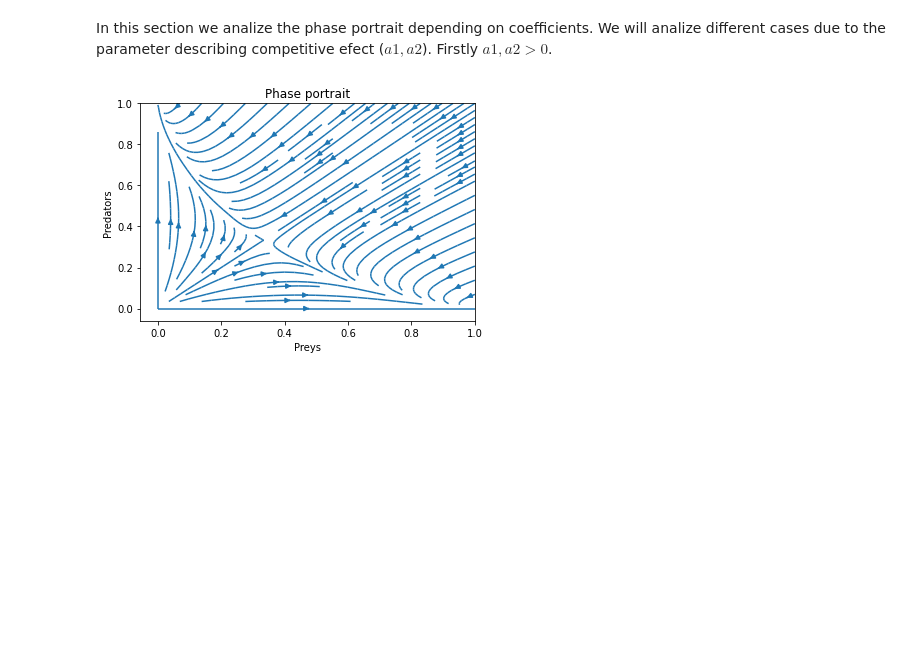
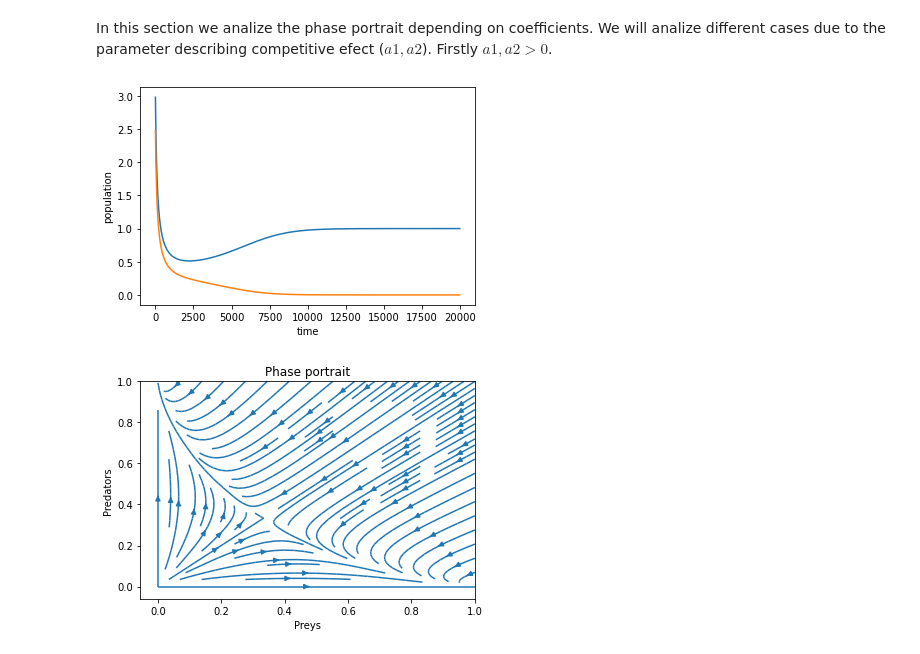
Before and after one commit to Deneverhad/Lotka, a Jupyter notebook: Lotka-Voltera.ipynb, the cells around one changed output. Cells and saved outputs as stored; diff of their text form; code cells hidden in the pictures; blank space fills up the shorter version.

```diff
--- a/Lotka-Voltera.ipynb
+++ b/Lotka-Voltera.ipynb
@@ -215,11 +215,30 @@ In this section we analize the phase portrait depending on coefficients. We will
 # %%
 r= 1.0; s = 1.0
 k1 = 1.0; k2 = 1.0
 a1 = 2.0; a2 = 2.0
 
+Y1 = [3.0, 2.5]
+
 #F -> (t, N, P)
 competitions = [lambda F: F[1] * r * (1 - (F[1] / k1) - a1 * (F[2] / k2)),
              lambda F: F[2] * s * (1 - (F[2] / k2) - a2 *  (F[1] / k1))]
+
+solver = runge_kutta_method(competitions, 20, 0, Y1)
+
+data_plot = []
+data_plot2 = []
+
+for i in range(0,len(solver)):
+    data_plot.append(solver[i][0])
+    data_plot2.append(solver[i][1])
+
+plt.plot(data_plot,label="prey")
+plt.plot(data_plot2,label="predator")
+plt.xlabel("time")
+plt.ylabel("population")
+plt.show()
+# %% [output]
+[figure, added]
 # %%
 ### PHASE PORTAIT
 phase_plot(competitions, 1, 10)
```
Also changed, not shown: parts of 6 cells of this notebook.
